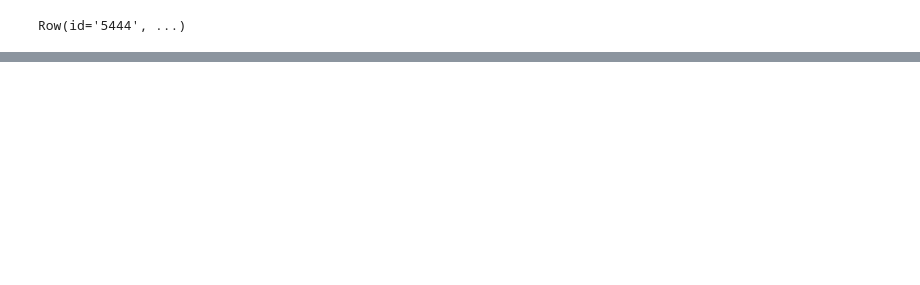
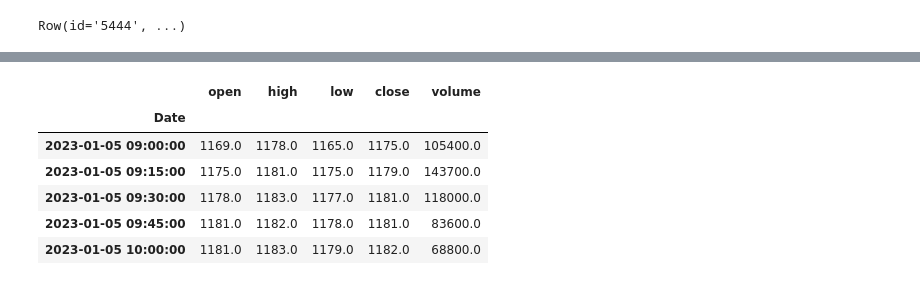
Before and after one commit to hirokimituya/book_stock-price-analysis, a Jupyter notebook: ch9.ipynb, the cells around one changed output, grey strips where cells are left out. Cells and saved outputs as stored; diff of their text form; code cells hidden in the pictures; blank space fills up the shorter version.

```diff
--- a/ch9.ipynb
+++ b/ch9.ipynb
@@ -327,0 +372,24 @@ Row(id='5444', ...)
+# %%
+"""日本時間に修正"""
+# タイムスタンプをDateTime型に変更
+df['datetime'] = pd.to_datetime(df['timestamp'], unit='ms')
+
+# 日本時間へ変換
+df['Date'] = df['datetime'] + dt.timedelta(hours=9_)
+
+# インデックスをDateカラムに
+df.index = df['Date']
+
+#　不要なカラムを削除
+del df['Date'], df['datetime'], df['timestamp']
+
+# 確認
+df.head()
+# %% [output]
+|  | open | high | low | close | volume |
+| Date |  |  |  |  |  |
+| 2023-01-05 09:00:00 | 1169.0 | 1178.0 | 1165.0 | 1175.0 | 105400.0 |
+| 2023-01-05 09:15:00 | 1175.0 | 1181.0 | 1175.0 | 1179.0 | 143700.0 |
+| 2023-01-05 09:30:00 | 1178.0 | 1183.0 | 1177.0 | 1181.0 | 118000.0 |
+| 2023-01-05 09:45:00 | 1181.0 | 1182.0 | 1178.0 | 1181.0 | 83600.0 |
+| 2023-01-05 10:00:00 | 1181.0 | 1183.0 | 1179.0 | 1182.0 | 68800.0 |
```
Also changed, not shown: parts of 9 cells of this notebook.
